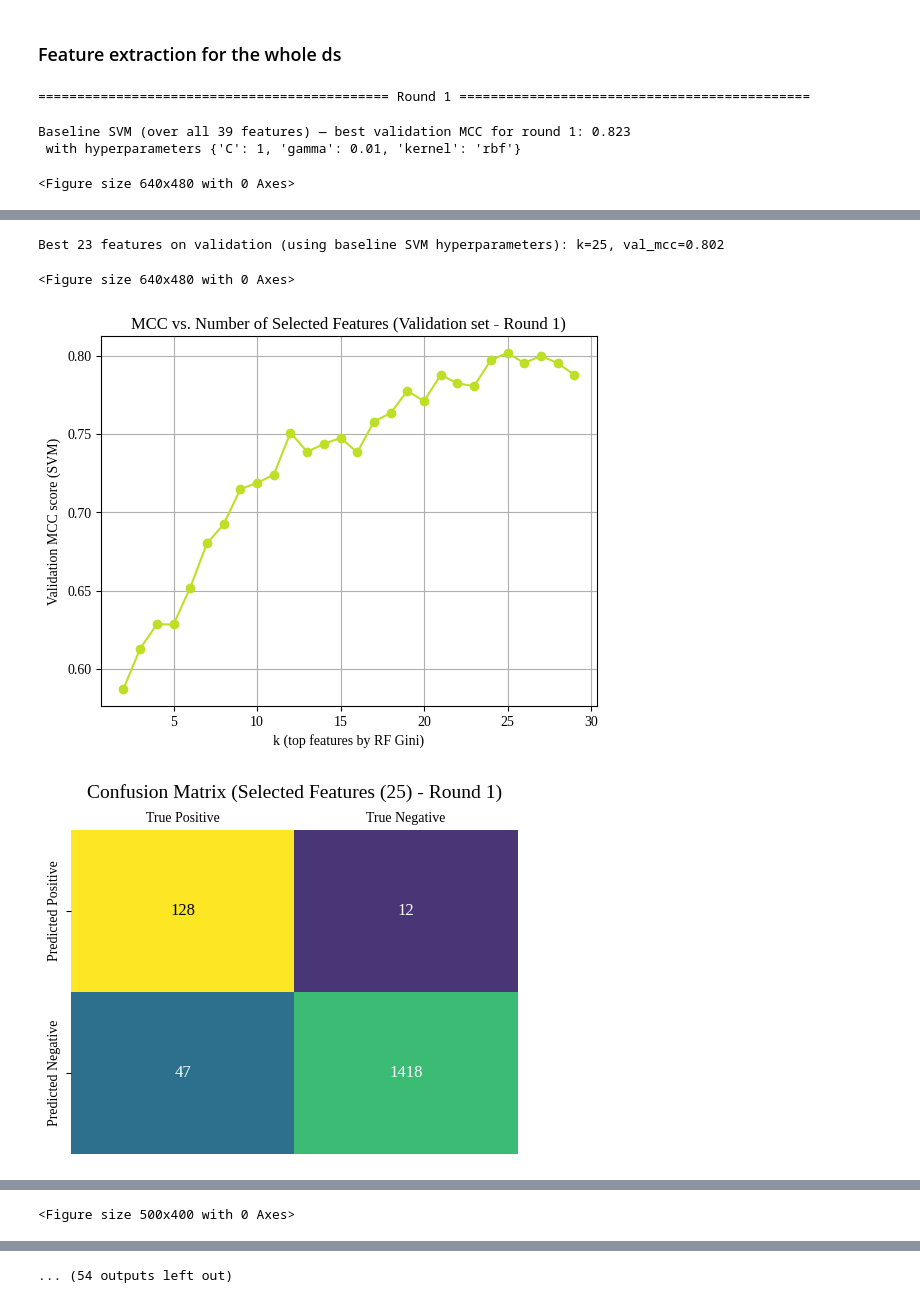
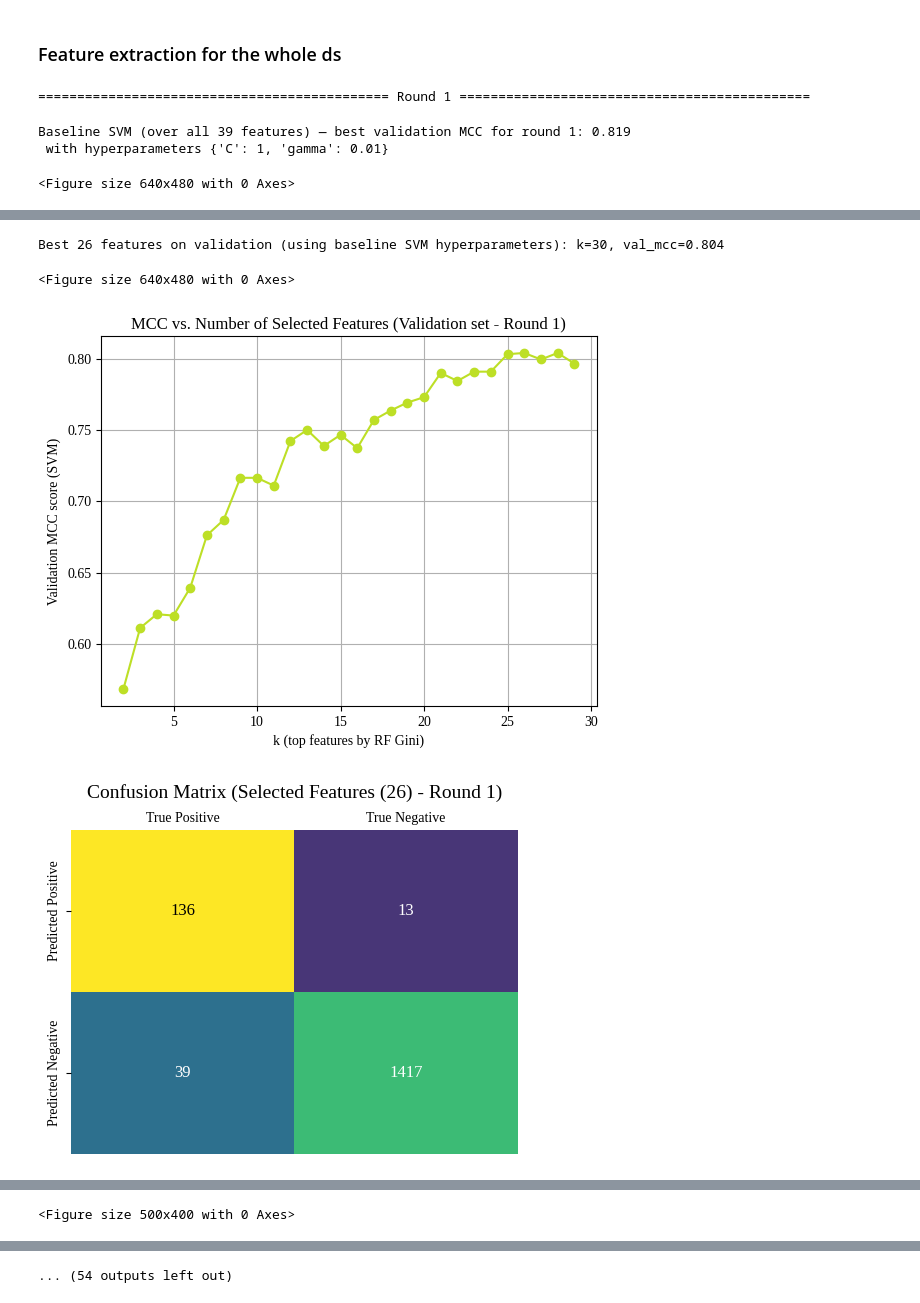
Before and after one commit to AmirAynede/LB2-project-Group-1, a Jupyter notebook: 05_SVMs/scripts/08_SVM_main.ipynb, the cells around one changed output, grey strips where cells are left out. Saved outputs shown, nothing was run; the diff lists cells and outputs as text; code cells hidden in the pictures.

```diff
--- a/05_SVMs/scripts/08_SVM_main.ipynb
+++ b/05_SVMs/scripts/08_SVM_main.ipynb
@@ -404,12 +403,18 @@ def plot_combined_confusion_matrix(cm_list, n_rounds):
 # %%
 # X == features
 # Y == classes
+# y == predictions
 
 # Set the theme globally
 mpl.rcParams['font.family'] = 'Liberation Serif'
 mpl.rcParams['axes.prop_cycle'] = plt.cycler(color=plt.cm.viridis(np.linspace(0, 1, 10)))
 
-feature_names = ([f"composition_({residue})" for residue in "AQLSREKTNGMWDHFYCIPV"] + # 20 aa composition
+# Importing data
+df = pd.read_csv("training_df.tsv", sep = "\t")
+# Cross Validation: lists of labels for data splits
+training,validation,testing = cross_val(5)
+
+feature_names = np.array([f"composition_({residue})" for residue in "AQLSREKTNGMWDHFYCIPV"] + # 20 aa composition
  ["mean_hydrophobicity", "max_hydrophobicity", "most_hydrophobic_residue",
   "mean_aliphacity", "max_aliphacity", "most_aliphatic_residue", # 6 hydrophobicity and aliphacity
   "tm_mean", "tm_max", "tm_position", # 3 tm propensity features
@@ -418,23 +423,21 @@ feature_names = ([f"composition_({residue})" for residue in "AQLSREKTNGMWDHFYCIP
   "max_charge", "most_charged", "min_charge", "less_charged" # 4 accounting for charge
   ])
 
-feature_names = np.array(feature_names)
-
-kernels = ["linear", "rbf", "poly"]
+# Lists for hyperparameters grid search
 C_grid = [0.1, 1, 10, 100]
 gamma_grid = ["scale", 0.01, 0.1, 1.0]
 
-# CREATING PANDAS SERIES FOR SEQUENCES AND CLASSES
-df = pd.read_csv("training_df.tsv", sep = "\t")
-training,validation,testing = cross_val(5)
-
+# Initializing confusion matrices
 cm_sel = []
 cm_all = []
 
+# Cross Validation
 for i in range(len(validation)):
     print(f"============================================= Round {i+1} =============================================")
     print("")
     print("")
+
+    # Selecting sequence fragments for training, validation and testing data folds
     training_sequences = pd.Series([], dtype = object)
     Y_train = pd.Series([], dtype = object)
     validation_sequences = df[df['Label'] == validation[i]]['Frag_90']
@@ -445,22 +448,19 @@ for i in range(len(validation)):
             df_training = df[df['Label'] == el]
             training_sequences = pd.concat([training_sequences, df_training['Frag_90']])
             Y_train = pd.concat([Y_train, df_training['Class']])
+
     # Feature Extraction
     X_train = extract_features(training_sequences)
     X_val = extract_features(validation_sequences)
     X_test = extract_features(testing_sequences)
 
-    # Feature Scaling
-    X_train, X_val, X_test = feature_scaler(X_train), feature_scaler(X_val), feature_scaler(X_test)
-
-    # Grid on C and Gamma over the validation set
-
-    best_mcc , mcc_params = grid_search(kernels, C_grid, gamma_grid, X_train, Y_train, X_val, Y_val)
-
+    # Hyperparameters grid search over the validation set
+    best_mcc , mcc_params = grid_search(C_grid, gamma_grid, X_train, Y_train, X_val, Y_val)
     print(f"Baseline SVM (over all {len(X_train[0])} features) — best validation MCC for round "+str(validation[i])+": "
           f"{best_mcc:.3f}\n with hyperparameters {mcc_params}")
     print("")
 
+    # RF classifier for feature Gini Importances
     rf = RandomForestClassifier(n_estimators=400, random_state=42, n_jobs=-1,
                                 class_weight={0: 9, 1: 1}) # ADDRESSING CLASS UNBALANCE
     rf.fit(X_train, Y_train)  # fit only on TRAIN
@@ -470,13 +470,14 @@ for i in range(len(validation)):
     gini_df.to_csv("Features_gini_"+str(validation[i])+".tsv", sep = "\t", index = False, header = True)
 
     # Plot top 20
+
     plt.figure()
     colors = plt.cm.viridis(np.linspace(0, 1, 20))
     plt.barh(gini_df["feature"].head(20)[::-1],gini_df["importance"].head(20)[::-1],color=colors)
     plt.xlabel("Gini importance")
     plt.ylabel("Features")
     plt.title(f"RandomForest Gini Importances (Top 20 - Round {i+1})")
-    plt.savefig(f"Top_Features_round{i+1}.pdf", dpi = 1000, format = "pdf", bbox_inches="tight", pad_inches = 0.2)
+    plt.savefig(f"Top_Features_round{i+1}.png", dpi = 1000, format = "png", bbox_inches="tight", pad_inches = 0.2)
     plt.clf()
     plt.figure()
     colors = plt.cm.viridis(np.linspace(0, 1, 20))
@@ -487,18 +488,18 @@ for i in range(len(validation)):
     plt.show()
     print("")
 
-
+    # Feature selection
     ks = list(range(2, min(30, X_train.shape[1]+1)))  # keep it small for speed/clarity
     mcc_curve = []
 
     for k in ks:
         subset = gini_df["feature"].head(k).tolist()
-        mcc_k = mcc_subset(mcc_params["C"], mcc_params["gamma"], mcc_params["kernel"], subset)
+        mcc_k = mcc_subset(mcc_params["C"], mcc_params["gamma"], subset)
         mcc_curve.append(mcc_k)
 
     mcc_idx = int(np.argmax(mcc_curve))
     mcc_ks = ks[mcc_idx]
-    print(f"Best {mcc_idx} features on validation (using baseline SVM hyperparameters): k={mcc_ks}, val_mcc={mcc_curve[mcc_idx]:.3f}")
+    print(f"Best {mcc_idx+2} features on validation (using baseline SVM hyperparameters): k={len(ks)+2}, val_mcc={mcc_curve[mcc_idx]:.3f}")
     print("")
 
     plt.figure()
@@ -507,7 +508,7 @@ for i in range(len(validation)):
     plt.ylabel("Validation MCC score (SVM)")
     plt.title(f"MCC vs. Number of Selected Features (Validation set - Round {i+1})")
     plt.grid(True)
-    plt.savefig(f"MCC_vs_Val_round{i+1}.pdf", dpi = 1000, format = "pdf", bbox_inches="tight", pad_inches = 0.2)
+    plt.savefig(f"MCC_vs_Val_round{i+1}.png", dpi = 1000, format = "png", bbox_inches="tight", pad_inches = 0.2)
     plt.clf()
     plt.figure()
     plt.plot(ks, mcc_curve, marker="o", color=plt.cm.viridis(0.9))
@@ -520,19 +521,17 @@ for i in range(len(validation)):
 
     # Use the best k from the validation curve
     feature_subset = gini_df["feature"].head(mcc_ks).tolist()
-
     mcc_idx = [np.where(feature_names == f)[0][0] for f in feature_subset]
 
     Xtr = X_train[:, mcc_idx]
     Xva = X_val[:, mcc_idx]
     Xte = X_test[:, mcc_idx]
 
-    # Manual grid search again but now restricted to the selected features
-    mcc_sel, mcc_selp = grid_search(kernels, C_grid, gamma_grid, Xtr, Y_train, Xva, Y_val)
+    # Grid search restricted to the selected features
+    mcc_sel, mcc_selp = grid_search(C_grid, gamma_grid, Xtr, Y_train, Xva, Y_val)
 
     # Train final model on TRAIN+VAL with best params (optional) or just TRAIN; here we keep TRAIN only as per your outline
-
-    final_model = svm_pipeline(mcc_selp["C"], mcc_selp["gamma"], mcc_selp["kernel"])
+    final_model = svm_pipeline(mcc_selp["C"], mcc_selp["gamma"])
     final_model = final_model.fit(Xtr, Y_train)
     pickle.dump(final_model, gzip.open(f"SVM(selected)_mcc_{i+1}.pkl.gz","w"))
     predmcc_test = final_model.predict(Xte)
@@ -543,13 +542,14 @@ for i in range(len(validation)):
     plot_confusion_matrix_custom(Y_test, predmcc_test, validation[i], f"Selected Features ({len(mcc_idx)})")
     plt.show()
     plot_confusion_matrix_custom(Y_test, predmcc_test, validation[i], f"Selected Features ({len(mcc_idx)})")
-    plt.savefig(f"CM_selected_{validation[i]}.pdf", dpi=1000, format="pdf", bbox_inches="tight", pad_inches=0.2)
+    plt.savefig(f"CM_selected_{validation[i]}.png", dpi=1000, format="png", bbox_inches="tight", pad_inches=0.2)
     plt.clf()
 
     metrics_mcc_values = [test_mcc, precision_score(Y_test, predmcc_test), recall_score(Y_test, predmcc_test), accuracy_score(Y_test, predmcc_test), f1_score(Y_test, predmcc_test)]
     pickle.dump(metrics_mcc_values, gzip.open(f"Metrics(sel)_mcc_{i+1}.pkl.gz","w"))
 
-    print(f"Selected features ({len(mcc_idx)} over the best {len(ks)}:", mcc_selp)
+    print(f"Selected features ({len(mcc_idx)} over the best {len(ks)+2}):")
+    print(gini_df['feature'].iloc[:len(mcc_idx)])
     print("")
     print("Best validation MCC score on selected features: ", f"{mcc_sel:.3f}\n", "with best hyperparameters:", mcc_selp)
     print("")
@@ -558,7 +558,7 @@ for i in range(len(validation)):
 
     # For comparison: test accuracy with all features using baseline best params
 
-    baseline_model = svm_pipeline(mcc_params["C"], mcc_params["gamma"], mcc_params["kernel"])
+    baseline_model = svm_pipeline(mcc_params["C"], mcc_params["gamma"])
     baseline_model.fit(X_train, Y_train)
     pickle.dump(baseline_model, gzip.open(f"SVM(all)_mcc_{i+1}.pkl.gz","w"))
     baseline_predtest = baseline_model.predict(X_test)
@@ -569,7 +569,7 @@ for i in range(len(validation)):
     plot_confusion_matrix_custom(Y_test, baseline_predtest, validation[i], "All Features")
     plt.show()
     plot_confusion_matrix_custom(Y_test, baseline_predtest, validation[i], "All Features")
-    plt.savefig(f"CM_all_{validation[i]}.pdf", dpi=1000, format="pdf", bbox_inches="tight", pad_inches=0.2)
+    plt.savefig(f"CM_all_{validation[i]}.png", dpi=1000, format="png", bbox_inches="tight", pad_inches=0.2)
     plt.clf()
 
     metrics_mcc_all_values = [test_mcc_all, precision_score(Y_test, baseline_predtest), recall_score(Y_test, baseline_predtest), accuracy_score(Y_test, baseline_predtest), f1_score(Y_test, baseline_predtest)]
@@ -582,37 +582,38 @@ for i in range(len(validation)):
     print("Selected features Based Model Metrics:")
     mets = ["MCC", "Precision", "Recall", "Accuracy", "F1 Score"]
     for j in range(len(metrics_mcc_values)):
       print(mets[j]+": "+str(metrics_mcc_values[j]))
     print("")
     print("All Features Based Model Metrics:")
     for j in range(len(metrics_mcc_all_values)):
       print(mets[j]+": "+str(metrics_mcc_all_values[j]))
     print("")
     print("")
     print("")
     print("")
     print("")
 
 print("Combined Confusion Matrix for the 5 folds using selected features:")
 plot_combined_confusion_matrix(cm_sel, len(cm_sel))
 plt.show()
+
 plot_combined_confusion_matrix(cm_sel, len(cm_sel))
-plt.savefig("CM_sel_combined.pdf", dpi = 1000, format = "pdf", bbox_inches = "tight", pad_inches = 0.2)
+plt.savefig("CM_sel_combined.png", dpi = 1000, format = "png", bbox_inches = "tight", pad_inches = 0.2)
 plt.clf()
 print("")
 print("Combined Confusion Matrix for the 5 folds using all features:")
 plot_combined_confusion_matrix(cm_all, len(cm_all))
 plt.show()
 plot_combined_confusion_matrix(cm_all, len(cm_all))
-plt.savefig("CM_all_combined.pdf", dpi = 1000, format = "pdf", bbox_inches = "tight", pad_inches = 0.2)
+plt.savefig("CM_all_combined.png", dpi = 1000, format = "png", bbox_inches = "tight", pad_inches = 0.2)
 plt.clf()
 # %% [output]
 ============================================= Round 1 =============================================
-Baseline SVM (over all 39 features) — best validation MCC for round 1: 0.823
- with hyperparameters {'C': 1, 'gamma': 0.01, 'kernel': 'rbf'}
+Baseline SVM (over all 39 features) — best validation MCC for round 1: 0.819
+ with hyperparameters {'C': 1, 'gamma': 0.01}
 <Figure size 640x480 with 0 Axes>
 [figure]
-Best 23 features on validation (using baseline SVM hyperparameters): k=25, val_mcc=0.802
+Best 26 features on validation (using baseline SVM hyperparameters): k=30, val_mcc=0.804
 <Figure size 640x480 with 0 Axes>
-[figure, old version]
+[figure, new version]
 [figure]
```
Also changed, not shown: parts of 4 cells of this notebook.
